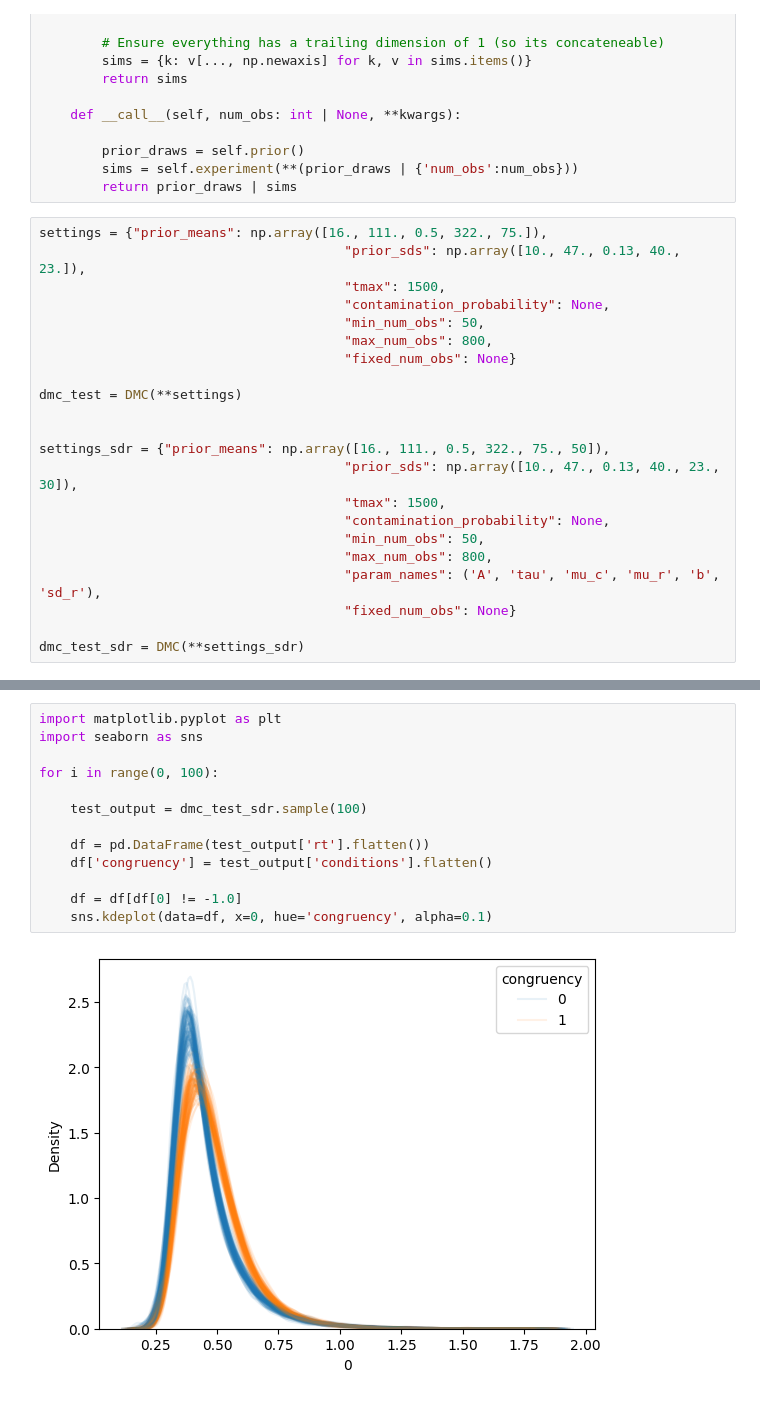
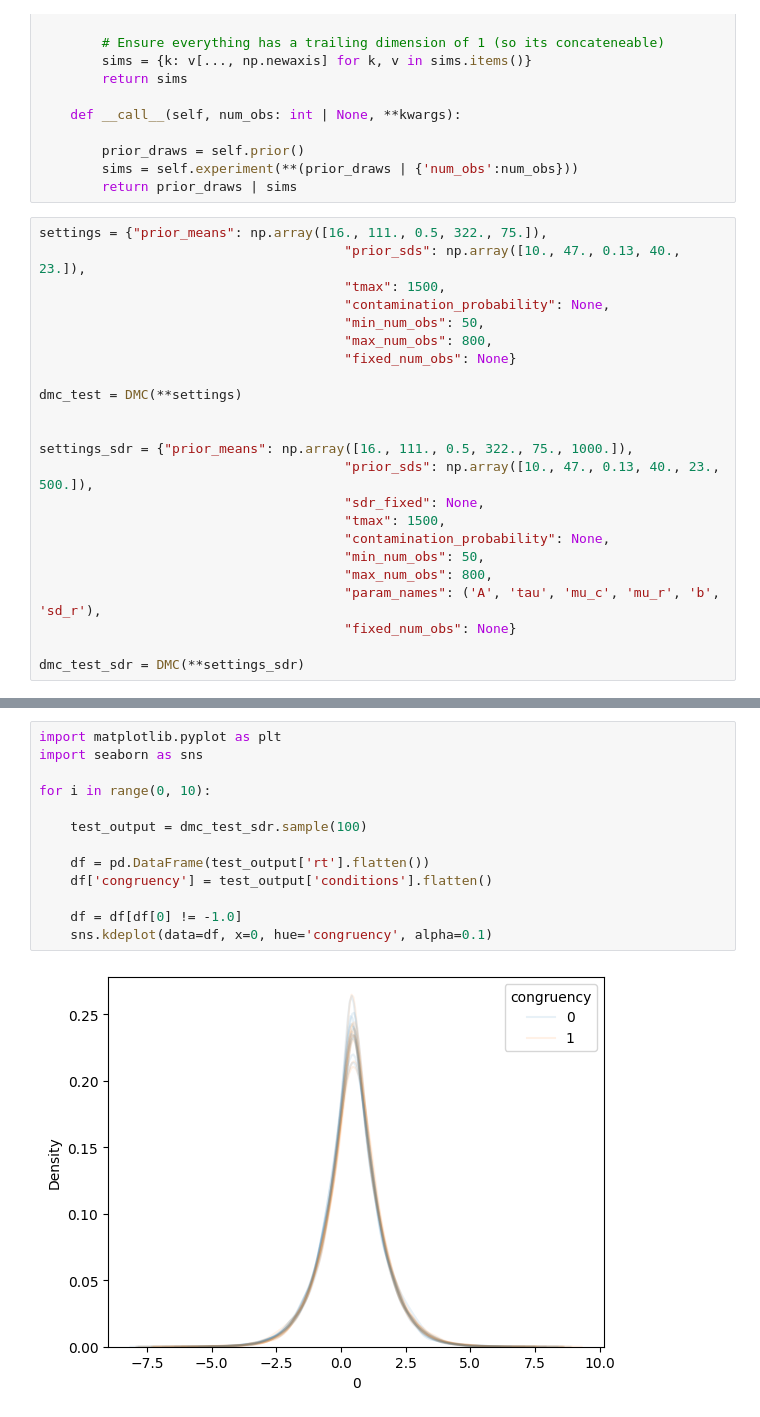
Before and after one commit to simschaefer/amortized-dmc, a Jupyter notebook: playgrounds/dmc_simulator.ipynb, the cells around one changed output, grey strips where cells are left out. Drawn from its saved outputs; the diff is of its cells as text.

```diff
--- a/playgrounds/dmc_simulator.ipynb
+++ b/playgrounds/dmc_simulator.ipynb
@@ -357,8 +357,9 @@ settings = {"prior_means": np.array([16., 111., 0.5, 322., 75.]),
 dmc_test = DMC(**settings)
 
 
-settings_sdr = {"prior_means": np.array([16., 111., 0.5, 322., 75., 50]),
-                                       "prior_sds": np.array([10., 47., 0.13, 40., 23., 30]),
+settings_sdr = {"prior_means": np.array([16., 111., 0.5, 322., 75., 1000.]),
+                                       "prior_sds": np.array([10., 47., 0.13, 40., 23., 500.]),
+                                       "sdr_fixed": None,
                                        "tmax": 1500,
                                        "contamination_probability": None,
                                        "min_num_obs": 50,
@@ -426,18 +437,18 @@ df
 # %%
 import matplotlib.pyplot as plt
 import seaborn as sns
 
-for i in range(0, 100):
+for i in range(0, 10):
 
     test_output = dmc_test_sdr.sample(100)
 
     df = pd.DataFrame(test_output['rt'].flatten())
     df['congruency'] = test_output['conditions'].flatten()
 
     df = df[df[0] != -1.0]
     sns.kdeplot(data=df, x=0, hue='congruency', alpha=0.1)
 # %% [output]
-[figure, old version]
+[figure, new version]
 # %%
 import matplotlib.pyplot as plt
 import seaborn as sns
```
Also changed, not shown: parts of 5 cells of this notebook, 1 other file.
